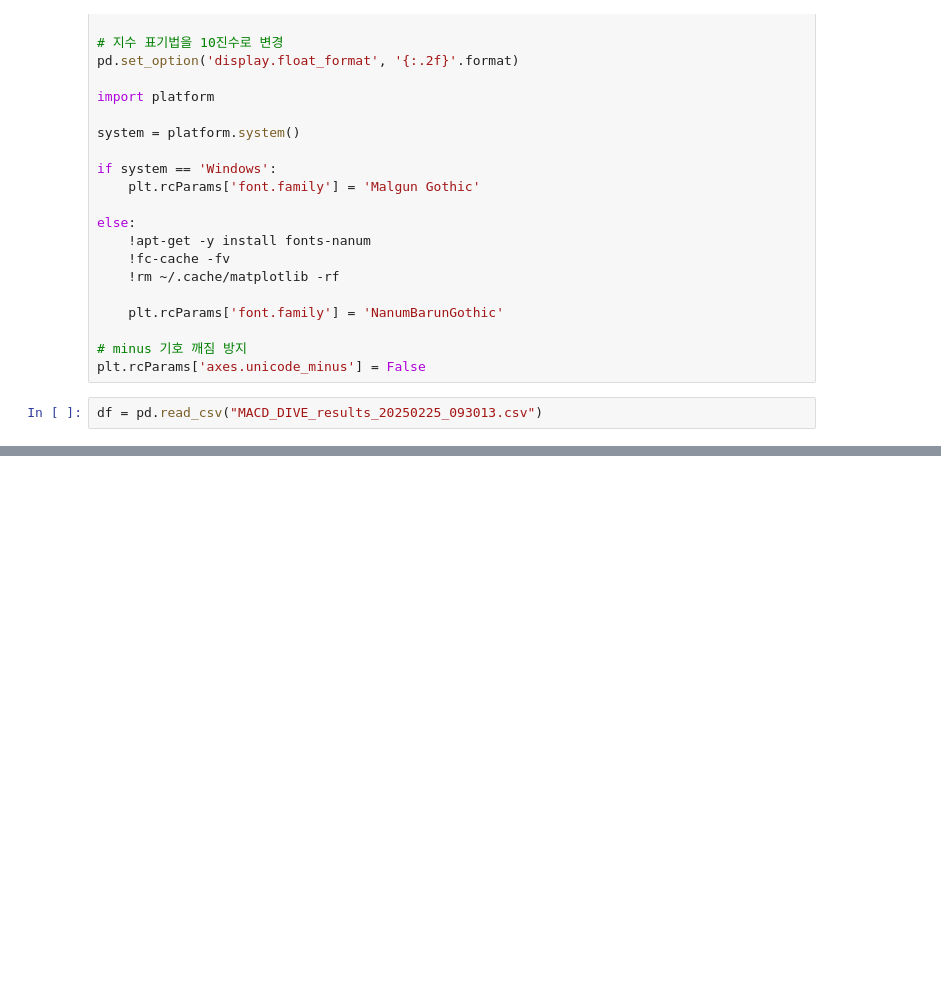
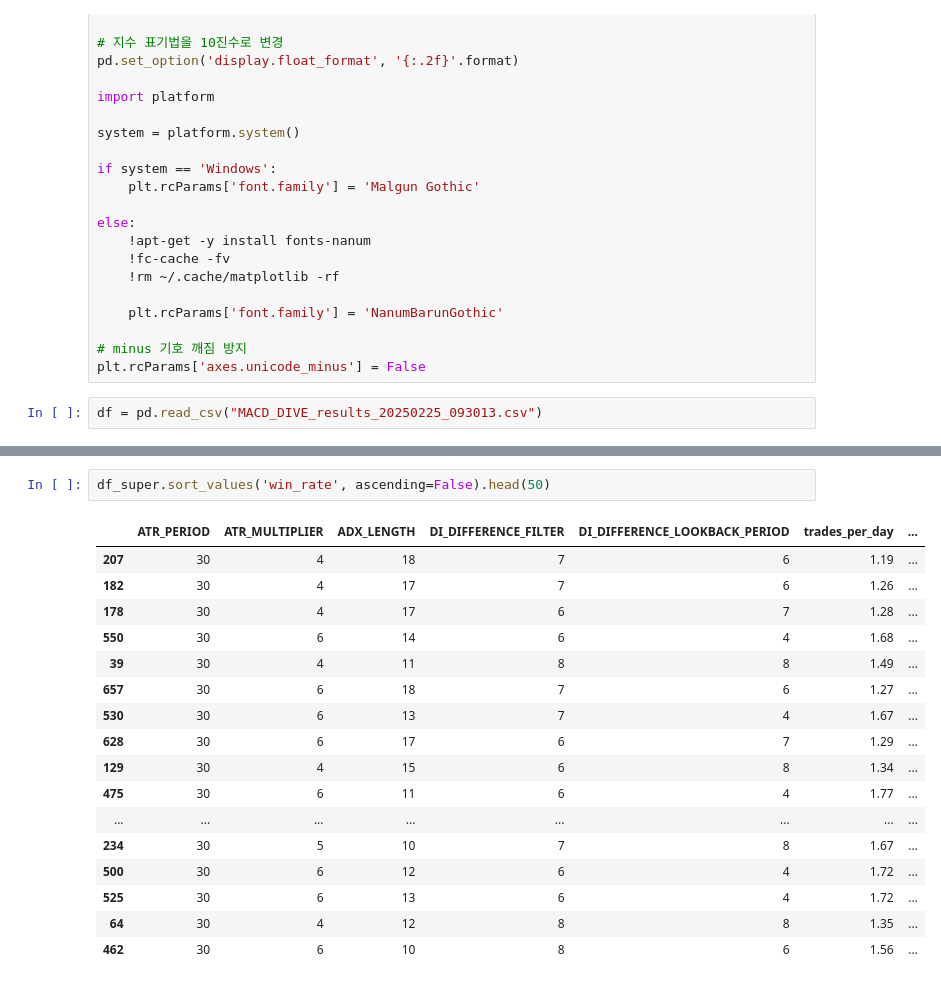
Before and after one commit to entangelk/backtesting_trading_bot, a Jupyter notebook: backtest_results/check.ipynb, the cells around one changed output, grey strips where cells are left out. Drawn from its saved outputs; the diff is of its cells as text; blank space fills up the shorter version.

```diff
--- a/backtest_results/check.ipynb
+++ b/backtest_results/check.ipynb
@@ -54,0 +79,20 @@ df.query("trades_per_day > 1 & win_rate > 60").sort_values('total_trades', ascen
+# %%
+df_super.sort_values('win_rate', ascending=False).head(50)
+# %% [output]
+|  | ATR_PERIOD | ATR_MULTIPLIER | ADX_LENGTH | DI_DIFFERENCE_FILTER | DI_DIFFERENCE_LOOKBACK_PERIOD | trades_per_day | ... |
+| 207 | 30 | 4 | 18 | 7 | 6 | 1.19 | ... |
+| 182 | 30 | 4 | 17 | 7 | 6 | 1.26 | ... |
+| 178 | 30 | 4 | 17 | 6 | 7 | 1.28 | ... |
+| 550 | 30 | 6 | 14 | 6 | 4 | 1.68 | ... |
+| 39 | 30 | 4 | 11 | 8 | 8 | 1.49 | ... |
+| 657 | 30 | 6 | 18 | 7 | 6 | 1.27 | ... |
+| 530 | 30 | 6 | 13 | 7 | 4 | 1.67 | ... |
+| 628 | 30 | 6 | 17 | 6 | 7 | 1.29 | ... |
+| 129 | 30 | 4 | 15 | 6 | 8 | 1.34 | ... |
+| 475 | 30 | 6 | 11 | 6 | 4 | 1.77 | ... |
+| ... | ... | ... | ... | ... | ... | ... | ... |
+| 234 | 30 | 5 | 10 | 7 | 8 | 1.67 | ... |
+| 500 | 30 | 6 | 12 | 6 | 4 | 1.72 | ... |
+| 525 | 30 | 6 | 13 | 6 | 4 | 1.72 | ... |
+| 64 | 30 | 4 | 12 | 8 | 8 | 1.35 | ... |
+| 462 | 30 | 6 | 10 | 8 | 6 | 1.56 | ... |
```
Also changed, not shown: parts of 2 cells of this notebook, 2 other files.
